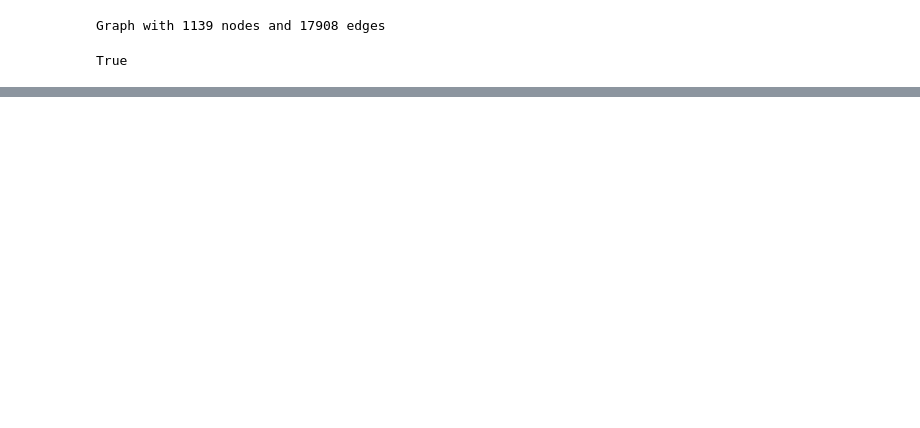
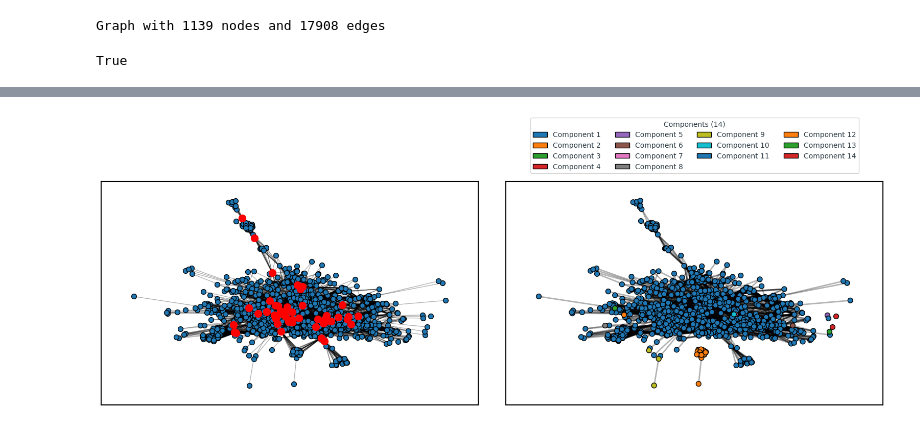
Before and after one commit to micheledinelli/spotify-playlists-network-analysis, a Jupyter notebook: metrics/centrality.ipynb, the cells around one changed output, grey strips where cells are left out. Drawn from its saved outputs; the diff is of its cells as text; code cells hidden in the pictures; blank space fills up the shorter version.

```diff
--- a/metrics/centrality.ipynb
+++ b/metrics/centrality.ipynb
@@ -327,3 +328,59 @@ plt.show()
+# %%
+top_betweenness = sorted(betweenness_centrality.items(), key=lambda x: x[1], reverse=True)[:50]
+top_nodes = [node for node, _ in top_betweenness]
+subset_nodes = set(top_nodes)
+for node in top_nodes:
+    neighbors = list(G.neighbors(node))
+    subset_nodes.update(neighbors)
+    for neighbor in neighbors:
+        subset_nodes.update(G.neighbors(neighbor))
+
+G_subset = G.subgraph(subset_nodes)
+
+plt.figure(figsize=(16, 6))
+
+pos = nx.spring_layout(G_subset, seed=42)
+
+plt.subplot(1, 2, 1)
+nx.draw_networkx_edges(G_subset, pos, alpha=0.3, edge_color='black')
+
+non_bridge_nodes = [n for n in G_subset.nodes() if n not in top_nodes]
+nx.draw_networkx_nodes(G_subset, pos, nodelist=non_bridge_nodes, node_size=50, edgecolors='black')
+
+nx.draw_networkx_nodes(G_subset, pos, nodelist=top_nodes, node_color='red', node_size=100)
+
+G_removed = G_subset.copy()
+G_removed.remove_nodes_from(top_nodes)
+
+pos_removed = {k: v for k, v in pos.items() if k in G_removed.nodes()}
+
+components = list(nx.connected_components(G_removed))
+colors = sns.color_palette("tab10", len(components))
+
+plt.subplot(1, 2, 2)
+for i, component in enumerate(components):
+    nx.draw_networkx_nodes(
+        G_removed,
+        pos_removed,
+        nodelist=list(component),
+        node_size=50,
+        edgecolors='black',
+        node_color=[colors[i]] * len(component)
+    )
+
+nx.draw_networkx_edges(G_removed, pos_removed, alpha=0.3, width=2, edge_color='black')
+
+legend_elements = [
+        matplotlib.patches.Patch(facecolor=colors[i], edgecolor='black', label=f'Component {i+1}')
+        for i in range(len(components))
+]
+plt.legend(handles=legend_elements, title=f'Components ({len(components)})', loc='upper center', ncol=4, bbox_to_anchor=(0.5, 1.30), frameon=True)
+
+plt.savefig("../plots/betweenness-centrality-bridge.png", transparent=True)
+plt.tight_layout()
+plt.show()
+# %% [output]
+[figure, added]
 # %%
 fig, axes = plt.subplots(1, 2, figsize=(16,6))
 
```
Also changed, not shown: parts of 11 cells of this notebook, 17 other files.
